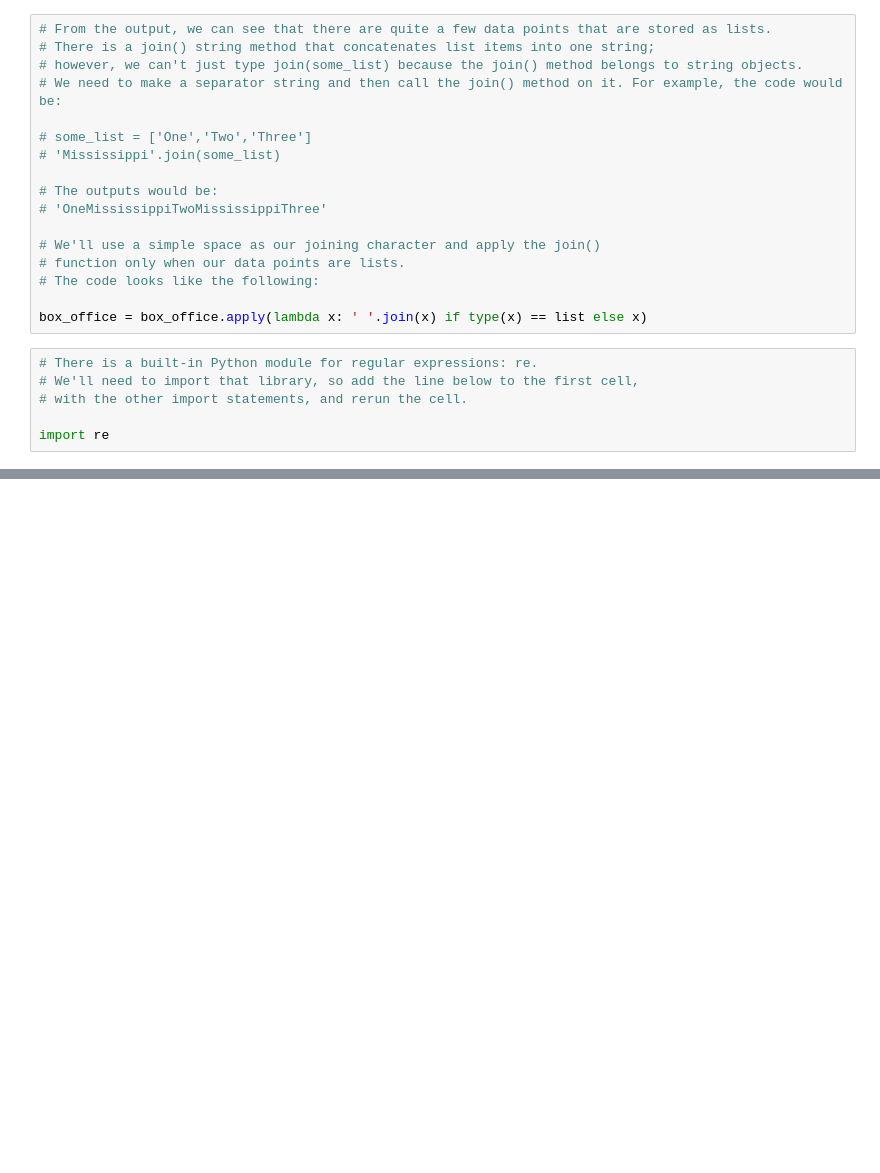
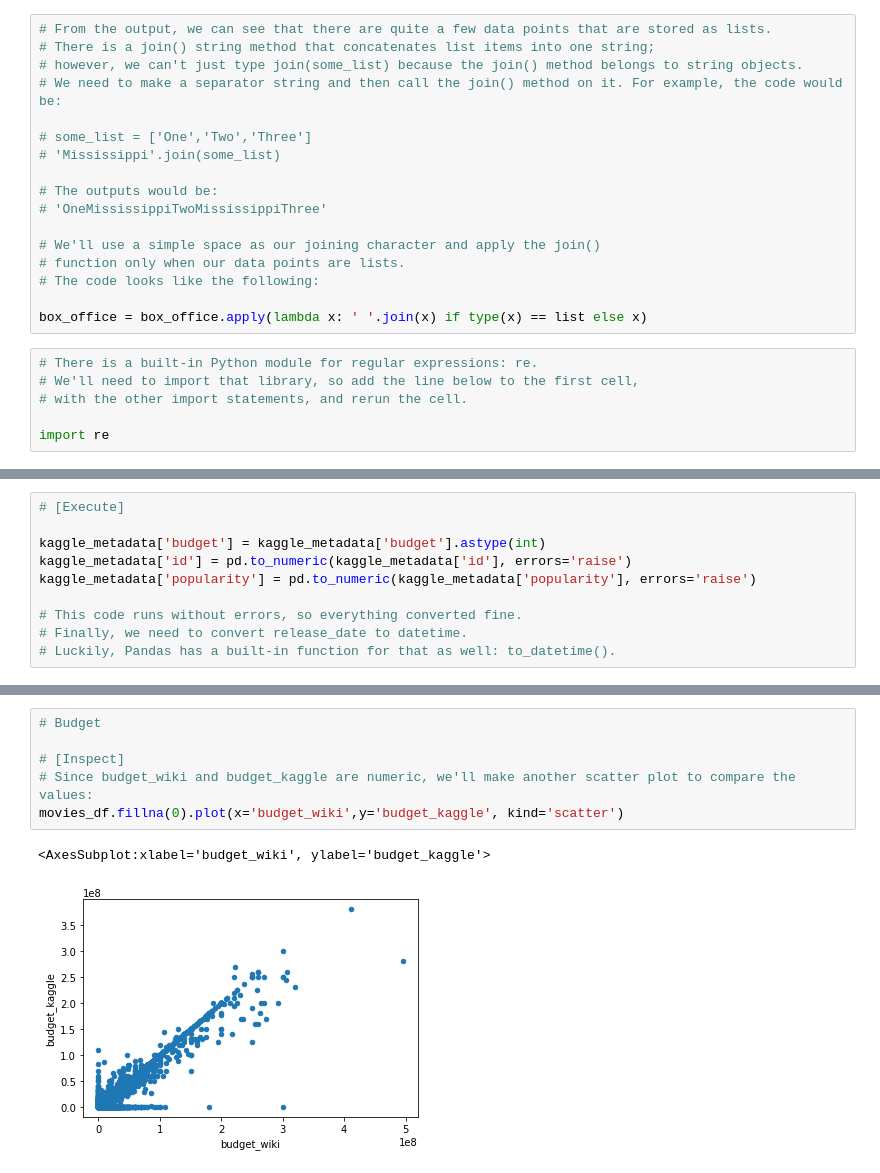
Before and after one commit to kwporras/Movies_ETL, a Jupyter notebook: clean_movie_function.ipynb, the cells around one changed output, grey strips where cells are left out. Drawn from its saved outputs; the diff is of its cells as text; blank space fills up the shorter version.

```diff
--- a/clean_movie_function.ipynb
+++ b/clean_movie_function.ipynb
@@ -779,0 +1415,10 @@ import re
+# %%
+# [Execute]
+
+kaggle_metadata['budget'] = kaggle_metadata['budget'].astype(int)
+kaggle_metadata['id'] = pd.to_numeric(kaggle_metadata['id'], errors='raise')
+kaggle_metadata['popularity'] = pd.to_numeric(kaggle_metadata['popularity'], errors='raise')
+
+# This code runs without errors, so everything converted fine.
+# Finally, we need to convert release_date to datetime.
+# Luckily, Pandas has a built-in function for that as well: to_datetime().
@@ -779,0 +1666,9 @@ import re
+# %%
+# Budget
+
+# [Inspect]
+# Since budget_wiki and budget_kaggle are numeric, we'll make another scatter plot to compare the values:
+movies_df.fillna(0).plot(x='budget_wiki',y='budget_kaggle', kind='scatter')
+# %% [output]
+<AxesSubplot:xlabel='budget_wiki', ylabel='budget_kaggle'>
+[figure, added]
```
Also changed, not shown: parts of 118 cells of this notebook.
